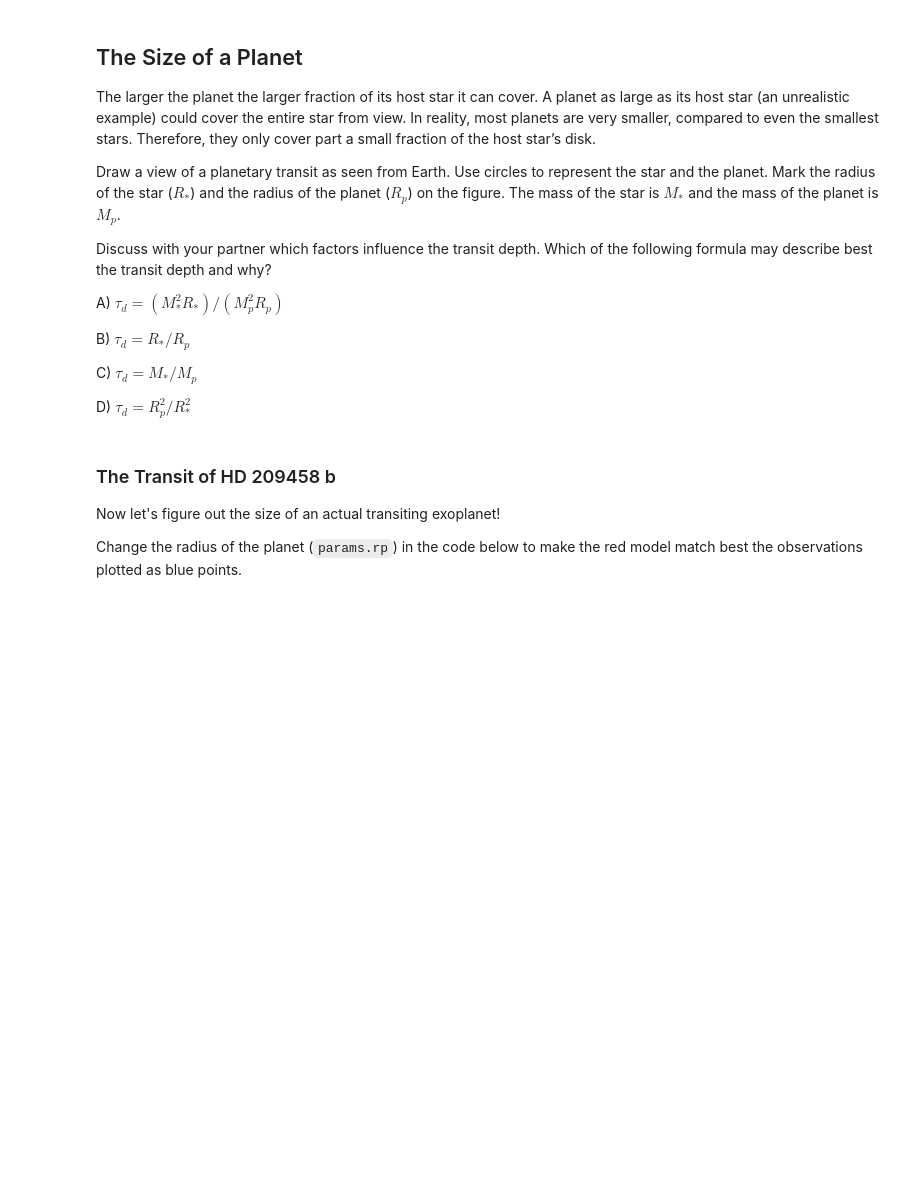
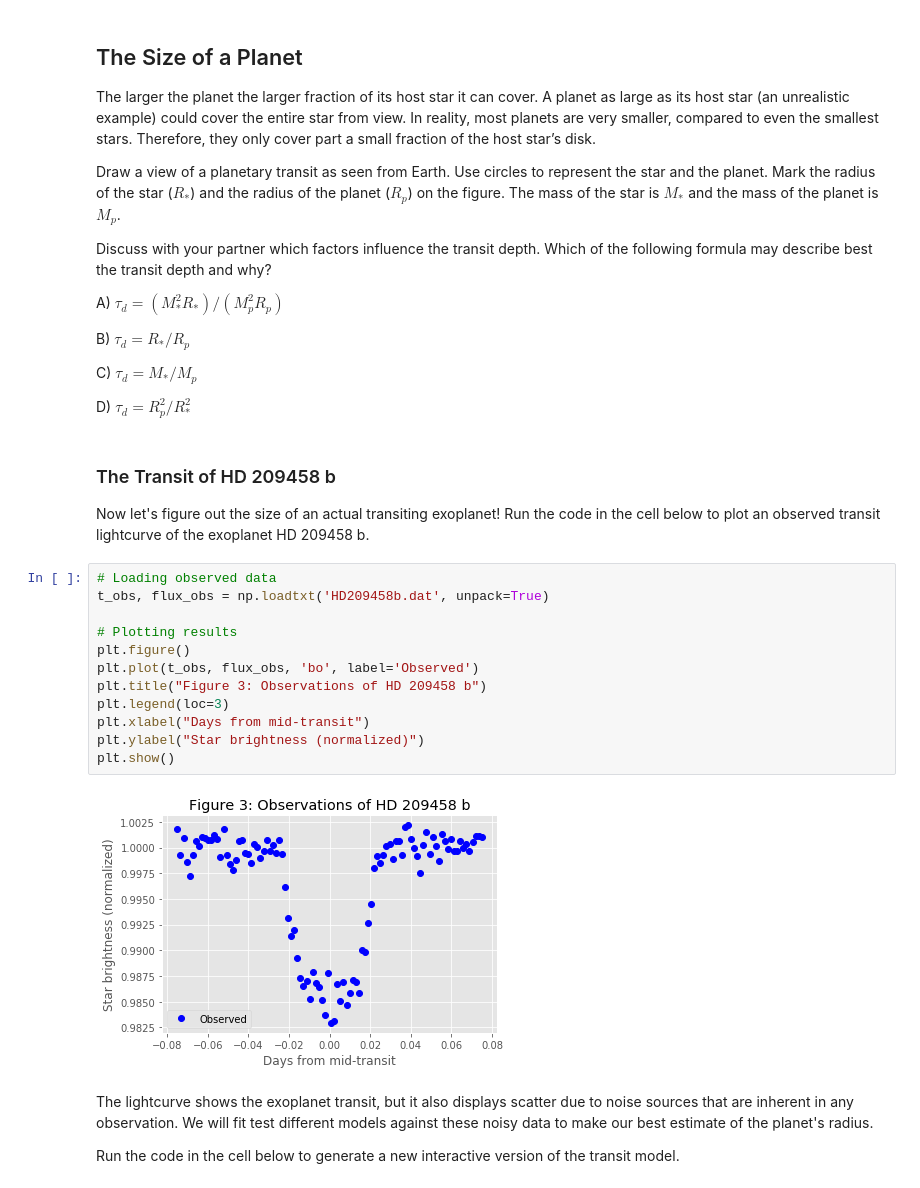
Before and after one commit to EDENSurvey/TeenAstroCafeActivity, a Jupyter notebook: activity.ipynb, the cells around one changed output. Cells and saved outputs as stored; diff of their text form; blank space fills up the shorter version.

Commit message:
Added some interactive examples

```diff
--- a/activity.ipynb
+++ b/activity.ipynb
@@ -149,7 +162,23 @@ D)  $\tau_{d} = R_{p}^{2} / R_{*}^{2}$
 # %% [markdown]
 ### The Transit of HD 209458 b
 
-Now let's figure out the size of an actual transiting exoplanet!
-
-Change the radius of the planet (`params.rp`) in the code below to make the red model match best the observations plotted as blue points.
+Now let's figure out the size of an actual transiting exoplanet! Run the code in the cell below to plot an observed transit lightcurve of the exoplanet HD 209458 b.
+# %%
+# Loading observed data
+t_obs, flux_obs = np.loadtxt('HD209458b.dat', unpack=True)
+
+# Plotting results
+plt.figure()
+plt.plot(t_obs, flux_obs, 'bo', label='Observed')
+plt.title("Figure 3: Observations of HD 209458 b")
+plt.legend(loc=3)
+plt.xlabel("Days from mid-transit")
+plt.ylabel("Star brightness (normalized)")
+plt.show()
+# %% [output]
+[figure, added]
+# %% [markdown]
+The lightcurve shows the exoplanet transit, but it also displays scatter due to noise sources that are inherent in any observation.  We will fit test different models against these noisy data to make our best estimate of the planet's radius.
+
+Run the code in the cell below to generate a new interactive version of the transit model.
 # %%
```
Also changed, not shown: parts of 10 cells of this notebook.
